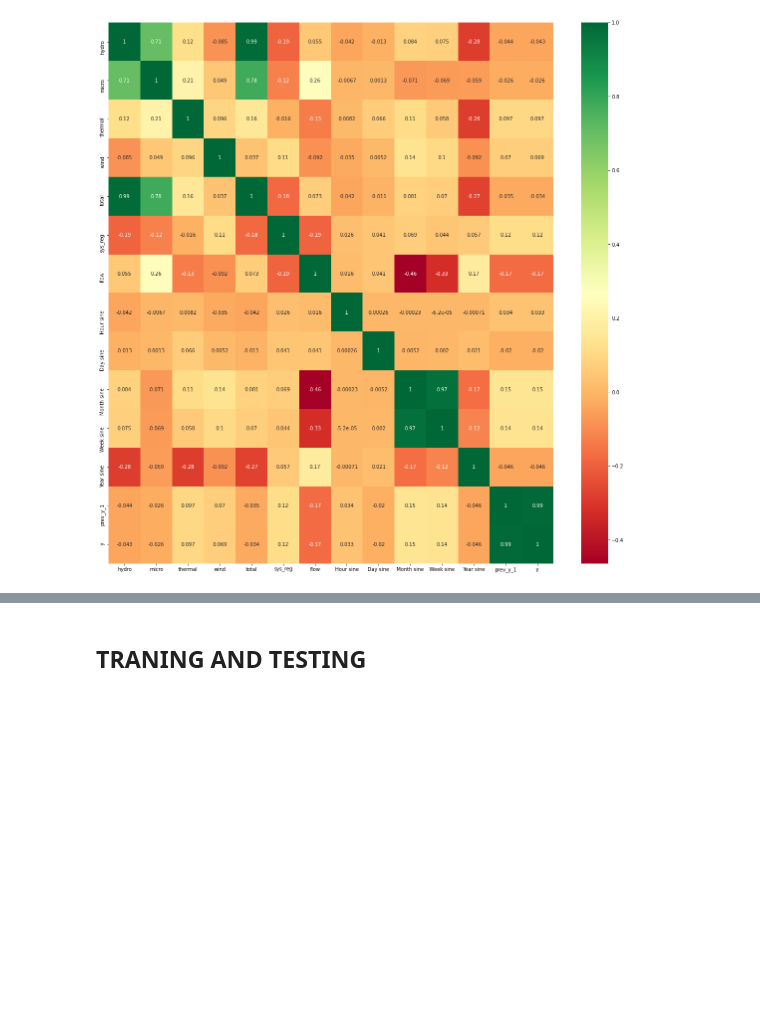
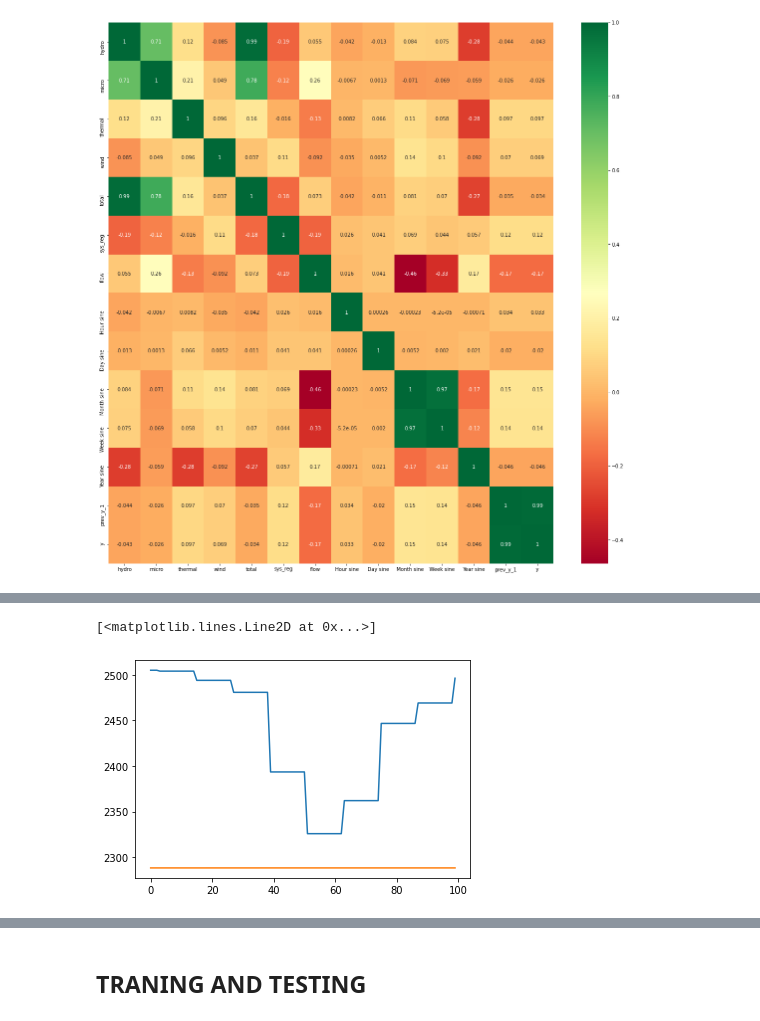
Before and after one commit to Kohmann/DL-power-imbalance-forecasting, a Jupyter notebook: data_exploration.ipynb, the cells around one changed output, grey strips where cells are left out. Cells and saved outputs as stored; diff of their text form; code cells hidden in the pictures; blank space fills up the shorter version.

```diff
--- a/data_exploration.ipynb
+++ b/data_exploration.ipynb
@@ -366,0 +372,5 @@ sns.heatmap(train_df.corr(), annot=True, cmap='RdYlGn')
+# %%
+import scipy as sc
+shifted = train_df.loc[:, "total"].shift(1)
+shifted.iloc[0] = shifted.iloc[1] # dirichlet boundary condition
+train_df["total_shifted"] = ((train_df.loc[:, "total"] + shifted)/2)
@@ -366,0 +387,10 @@ sns.heatmap(train_df.corr(), annot=True, cmap='RdYlGn')
+# %%
+x = np.linspace(0, len(train_df), len(train_df))
+spl = sc.interpolate.splrep(x, train_df["total"].values)
+f = sc.interpolate.splev(np.linspace(0, len(train_df), 10000000), spl)
+
+plt.plot(train_df["total"].values[10000:10000+ 100])
+plt.plot(f[10000:10000+ 100])
+# %% [output]
+[<matplotlib.lines.Line2D at 0x...>]
+[figure, added]
```
Also changed, not shown: parts of 13 cells of this notebook, 10 other files.
